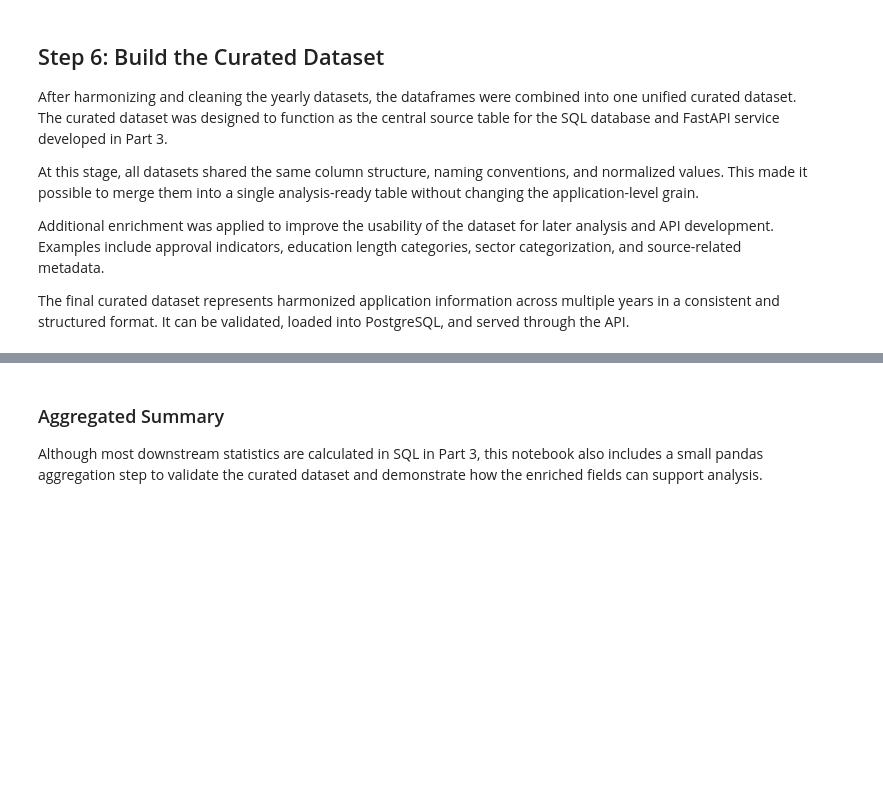
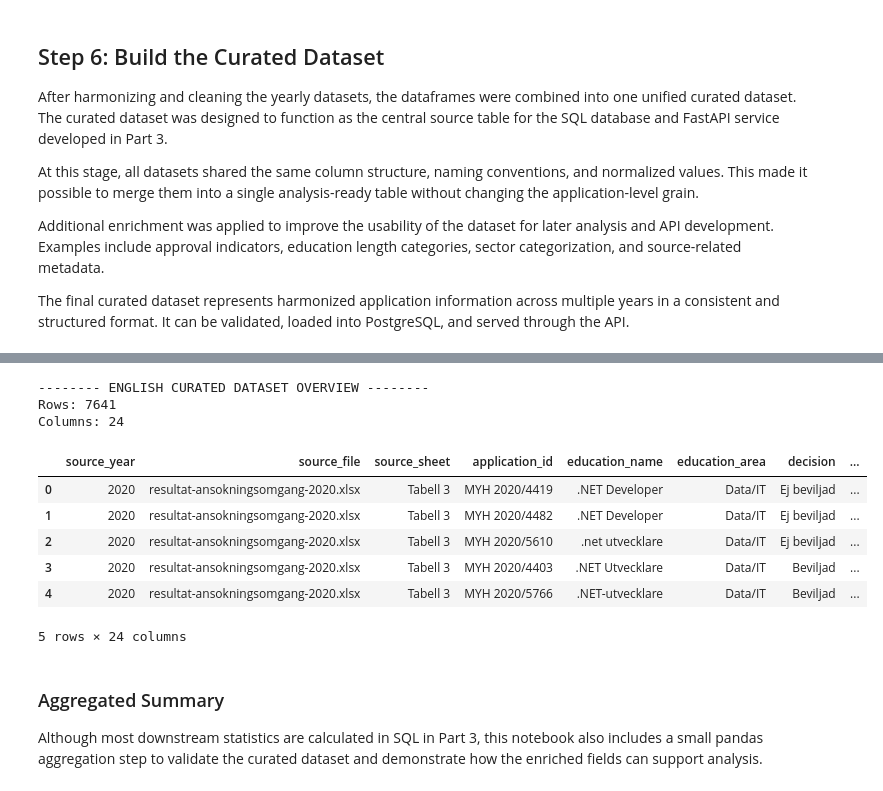
Before and after one commit to XinGclover/myh-applications-analytics, a Jupyter notebook: part_2/notebooks/part_2_curated_dataset.ipynb, the cells around one changed output, grey strips where cells are left out. Cells and saved outputs as stored; diff of their text form; code cells hidden in the pictures; blank space fills up the shorter version.

```diff
--- a/part_2/notebooks/part_2_curated_dataset.ipynb
+++ b/part_2/notebooks/part_2_curated_dataset.ipynb
@@ -254,3 +272,22 @@ Columns: 24
+# %%
+curated_df = translate_columns(curated_df)
+
+print("-------- ENGLISH CURATED DATASET OVERVIEW --------")
+print(f"Rows: {curated_df.shape[0]}")
+print(f"Columns: {curated_df.shape[1]}")
+
+curated_df.head()
+# %% [output]
+-------- ENGLISH CURATED DATASET OVERVIEW --------
+Rows: 7641
+Columns: 24
+|  | source_year | source_file | source_sheet | application_id | education_name | education_area | decision | ... |
+| 0 | 2020 | resultat-ansokningsomgang-2020.xlsx | Tabell 3 | MYH 2020/4419 | .NET Developer | Data/IT | Ej beviljad | ... |
+| 1 | 2020 | resultat-ansokningsomgang-2020.xlsx | Tabell 3 | MYH 2020/4482 | .NET Developer | Data/IT | Ej beviljad | ... |
+| 2 | 2020 | resultat-ansokningsomgang-2020.xlsx | Tabell 3 | MYH 2020/5610 | .net utvecklare | Data/IT | Ej beviljad | ... |
+| 3 | 2020 | resultat-ansokningsomgang-2020.xlsx | Tabell 3 | MYH 2020/4403 | .NET Utvecklare | Data/IT | Beviljad | ... |
+| 4 | 2020 | resultat-ansokningsomgang-2020.xlsx | Tabell 3 | MYH 2020/5766 | .NET-utvecklare | Data/IT | Beviljad | ... |
+5 rows × 24 columns
 # %% [markdown]
 ### Aggregated Summary
 
```
Also changed, not shown: parts of 14 cells of this notebook, 7 other files.
